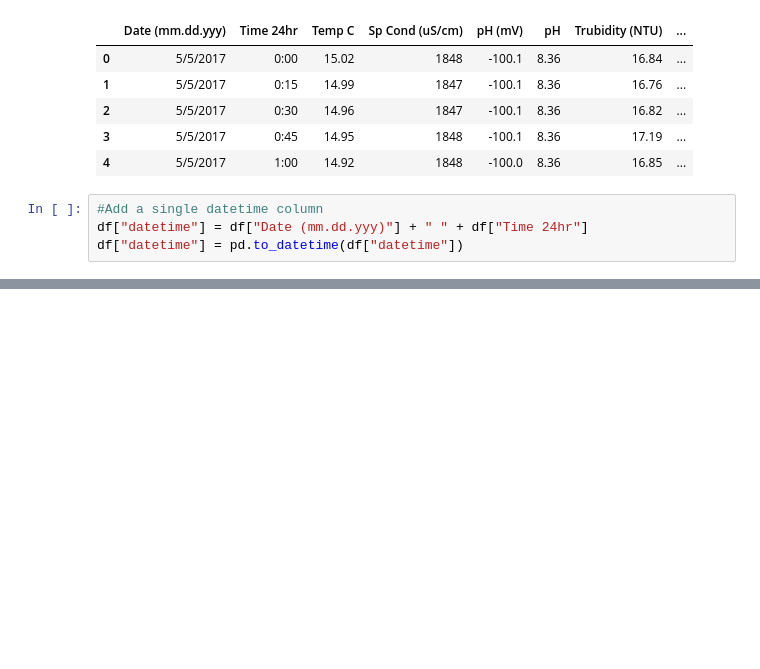
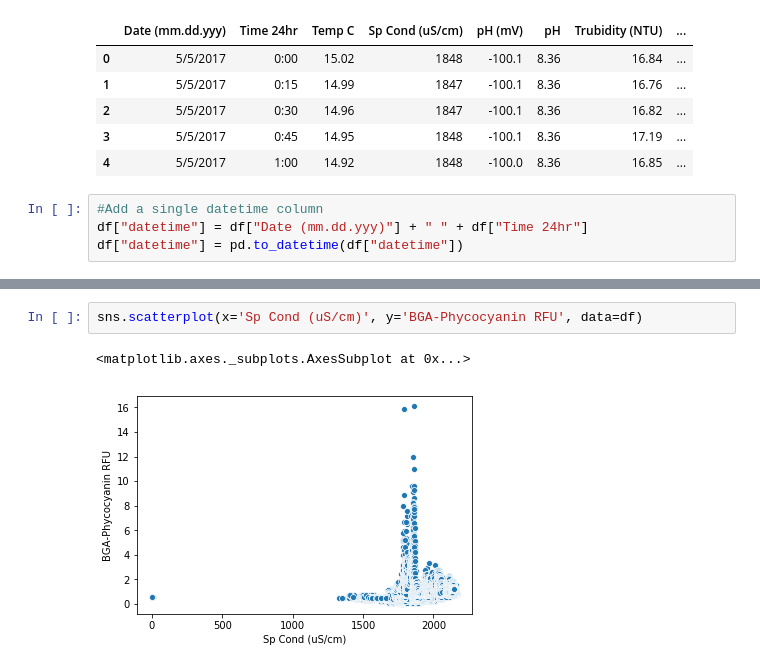
Before and after one commit to mccomackjp/algae-bloom-prediction, a Jupyter notebook: notebooks/data_exploration/data_investigation_mccomackjp.ipynb, the cells around one changed output, grey strips where cells are left out. Saved outputs shown, nothing was run; the diff lists cells and outputs as text; blank space fills up the shorter version.

```diff
--- a/notebooks/data_exploration/data_investigation_mccomackjp.ipynb
+++ b/notebooks/data_exploration/data_investigation_mccomackjp.ipynb
@@ -54,0 +63,5 @@ df["datetime"] = pd.to_datetime(df["datetime"])
+# %%
+sns.scatterplot(x='Sp Cond (uS/cm)', y='BGA-Phycocyanin RFU', data=df)
+# %% [output]
+<matplotlib.axes._subplots.AxesSubplot at 0x...>
+[figure, added]
```
Also changed, not shown: parts of 14 cells of this notebook.
